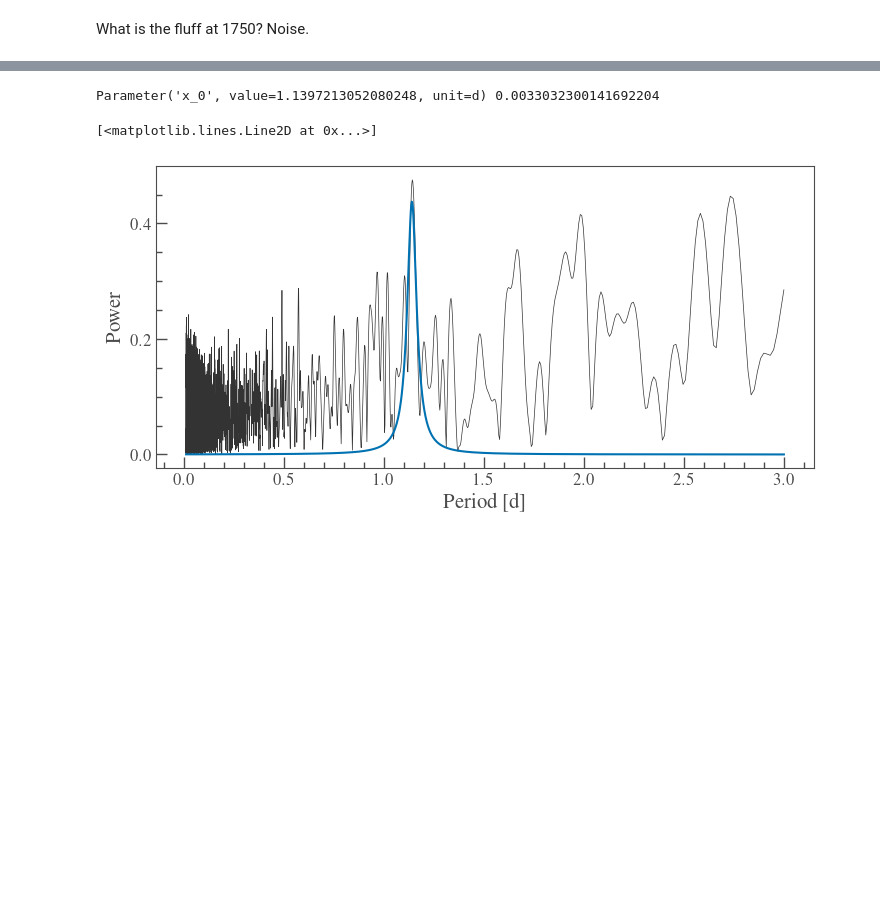
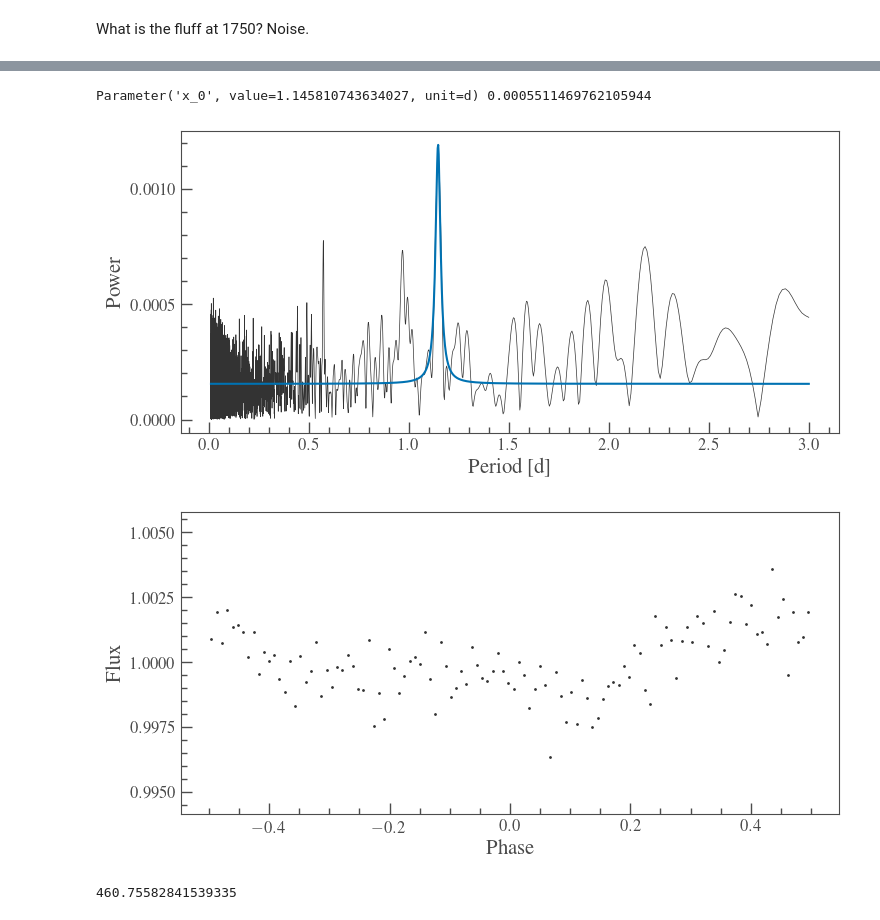
Before and after one commit to davidjwilson/GD394-Tess, a Jupyter notebook: combined_lc.ipynb, the cells around one changed output, grey strips where cells are left out. Saved outputs shown, nothing was run; the diff lists cells and outputs as text; code cells hidden in the pictures; blank space fills up the shorter version.

```diff
--- a/combined_lc.ipynb
+++ b/combined_lc.ipynb
@@ -46,8 +46,8 @@ for ft in tessfits:
 # %% [output]
 [figure]
 # %%
-lc = lk.LightCurve(time=time, flux=flux, flux_err=flux_error).remove_outliers(sigma=5)
-lcn = lk.LightCurve(time=time, flux=fluxn, flux_err=flux_errorn).remove_outliers(sigma=5)
+lc = lk.LightCurve(time=time, flux=flux, flux_err=flux_error)
+lcn = lk.LightCurve(time=time, flux=fluxn, flux_err=flux_errorn)
 # %%
 plt.figure(figsize=(12, 4))
 plt.scatter(lcn.time, lcn.flux, s=5)
@@ -63,7 +63,7 @@ What is the fluff at 1750? Noise.
 #plt.scatter(lcn.time, lcn.flux, s=5)
 #plt.xlim(1748, 1751)
 # %%
-pgn = lc.to_periodogram(oversample_factor=10,minimum_period=0.01*u.day, maximum_period=3*u.day)
+pgn = lcn.to_periodogram(oversample_factor=10,minimum_period=0.01*u.day, maximum_period=3*u.day)
 pgn.plot()
 #lcn.fold(1.1416479).bin(600).errorbar();
 pgn.period_at_max_power
@@ -78,14 +78,21 @@ lcn.fold(pgn.period_at_max_power).bin(100).errorbar();
 fitter = fitting.LevMarLSQFitter()
 # %%
 pgn.plot()
-l_init =  models.Lorentz1D(0.4, 1.15, fwhm=0.01)#+models.Const1D(0)
-mask = (pgn.period > 1.1*u.day) & (pgn.period < 1.2*u.day)
-l_fit=fitter(l_init, pgn.period[mask], pgn.power[mask], maxiter=1000000)
+l_init =  models.Lorentz1D(0.4, 1.15, fwhm=0.01)+models.Const1D(0)
+#mask = (pgn.period > 1.1*u.day) & (pgn.period < 1.2*u.day)
+l_fit=fitter(l_init, pgn.period, pgn.power, maxiter=1000000)
 fit_e = np.sqrt(np.diag(fitter.fit_info['param_cov']))
 #print(l_fit[0].fwhm)
-print(l_fit.x_0, fit_e[1])
+print(l_fit[0].x_0, fit_e[1])
 plt.plot(pgn.period, l_fit(pgn.period))
+plt.show()
+peak_period = l_fit[0].x_0.value
+lcn.fold(peak_period).bin(300).scatter();
 # %% [output]
-Parameter('x_0', value=1.1397213052080248, unit=d) 0.0033032300141692204
+Parameter('x_0', value=1.145810743634027, unit=d) 0.0005511469762105944
-[<matplotlib.lines.Line2D at 0x...>]
-[figure, old version]
+[figure, new version]
+[figure, added]
+# %%
+np.mean(lc.flux)
+# %% [output]
+460.75582841539335
```
Also changed, not shown: parts of 2 cells of this notebook, 5 other files.
